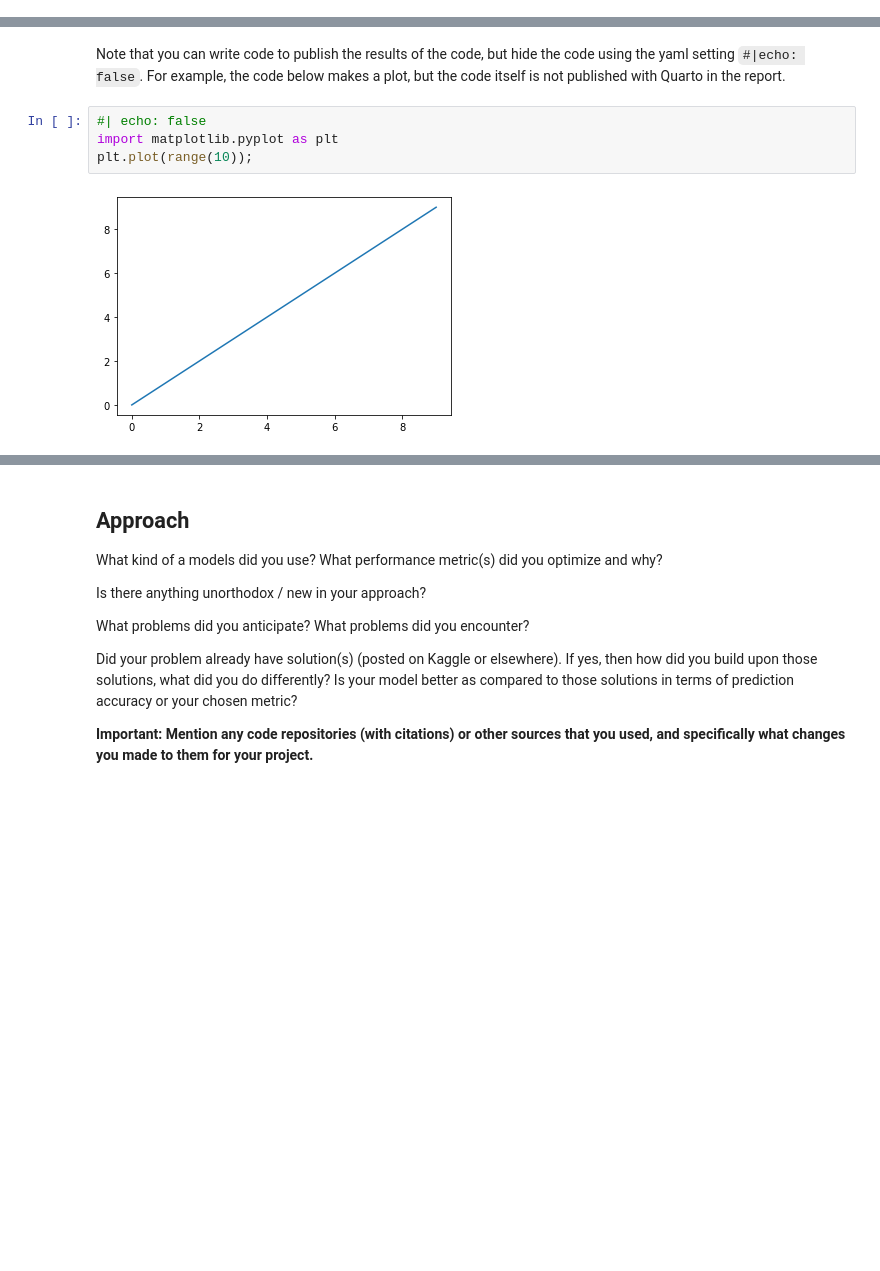
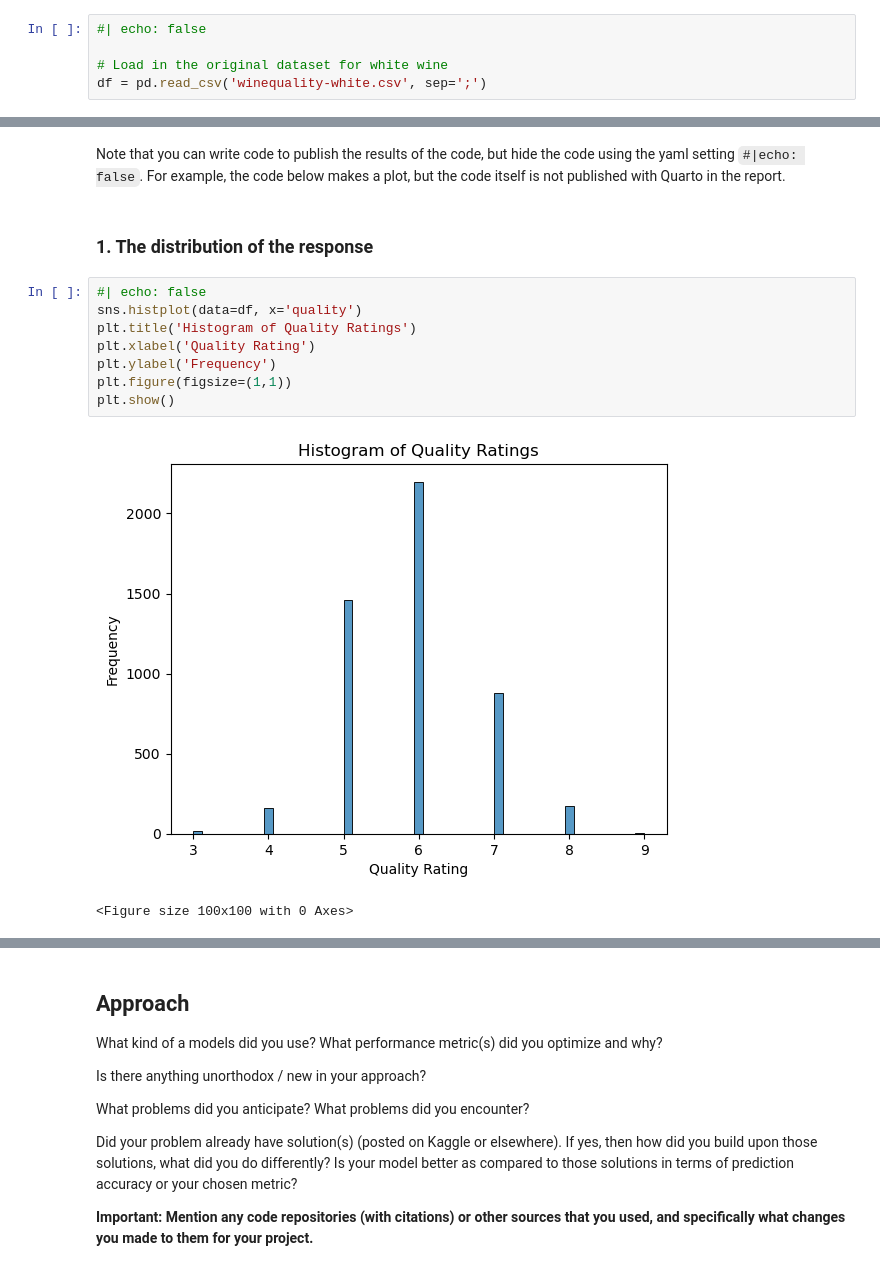
Before and after one commit to diegoschum/Zzz-303-3, a Jupyter notebook: Zzz_report.ipynb, the cells around one changed output, grey strips where cells are left out. Drawn from its saved outputs; the diff is of its cells as text; blank space fills up the shorter version.

```diff
--- a/Zzz_report.ipynb
+++ b/Zzz_report.ipynb
@@ -33,3 +46,8 @@ However, feel free to write code that prints output and then hide the code using
+# %%
+#| echo: false
+
+# Load in the original dataset for white wine
+df = pd.read_csv('winequality-white.csv', sep=';')
 # %% [markdown]
 ## Background / Motivation
 
@@ -78,9 +135,16 @@ List the insights (as bullet points), if any, you got from EDA  that ended up be
 If there are too many plots / tables, you may put them into appendix, and just mention the insights you got from them.
 # %% [markdown]
 Note that you can write code to publish the results of the code, but hide the code using the yaml setting `#|echo: false`. For example, the code below makes a plot, but the code itself is not published with Quarto in the report.
-# %%
-#| echo: false
-import matplotlib.pyplot as plt
-plt.plot(range(10));
-# %% [output]
-[figure, removed]
+# %% [markdown]
+### 1. The distribution of the response
+# %%
+#| echo: false
+sns.histplot(data=df, x='quality')
+plt.title('Histogram of Quality Ratings')
+plt.xlabel('Quality Rating')
+plt.ylabel('Frequency')
+plt.figure(figsize=(1,1))
+plt.show()
+# %% [output]
+[figure, added]
+<Figure size 100x100 with 0 Axes>
```
Also changed, not shown: parts of 27 cells of this notebook.
